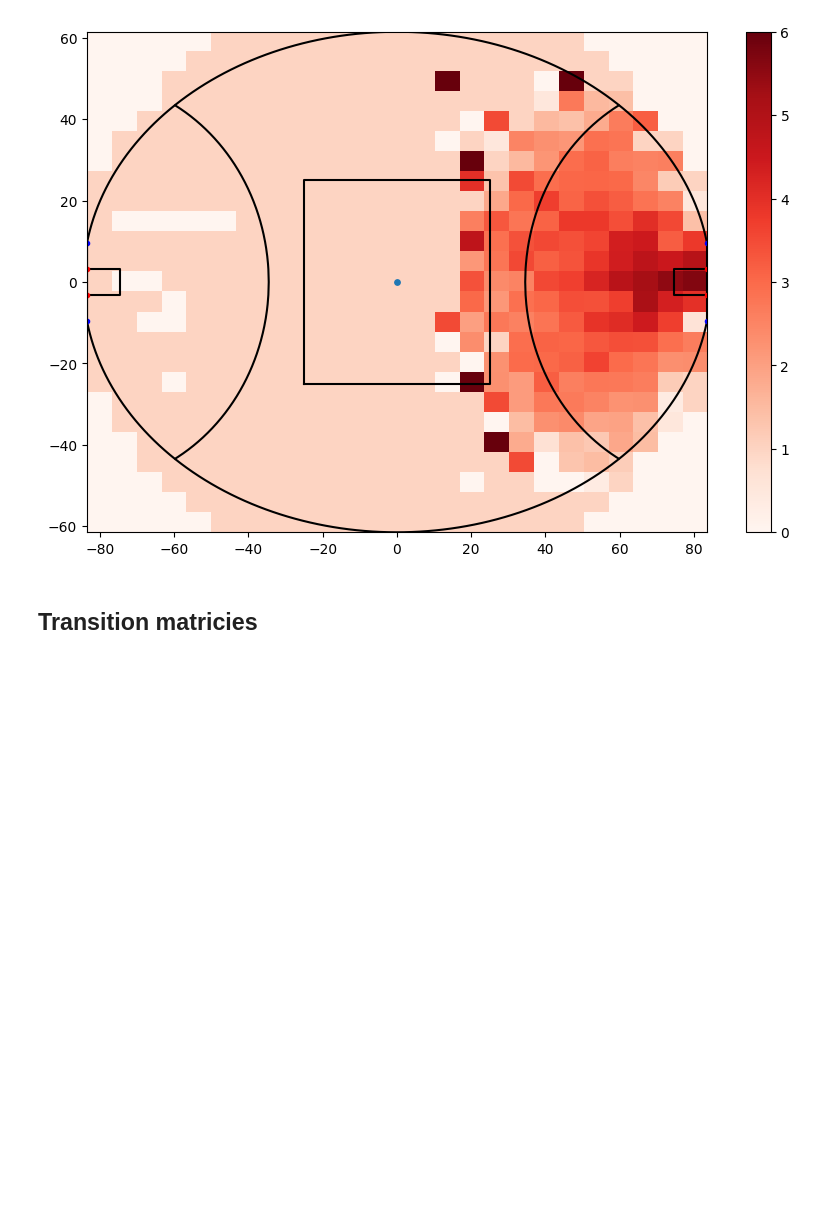
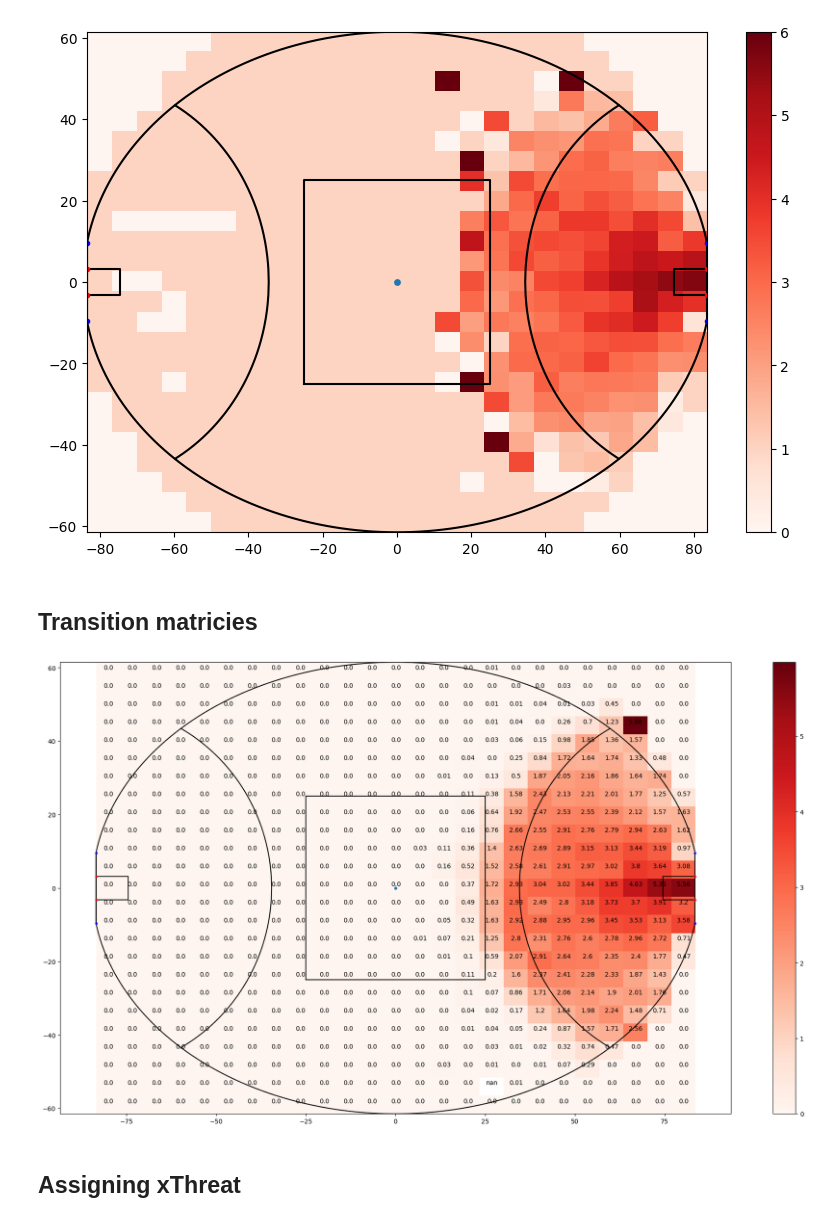
Before and after one commit to davescroggs/xThreat, a Jupyter notebook: python/shot_prob.ipynb, the cells around one changed output. Saved outputs shown, nothing was run; the diff lists cells and outputs as text; code cells hidden in the pictures; blank space fills up the shorter version.

```diff
--- a/python/shot_prob.ipynb
+++ b/python/shot_prob.ipynb
@@ -227,0 +280,46 @@ transitions.loc[x_bins[10],y_bins[10], :, :].sort_values(by='total_events',ascen
+# %%
+transitions = chains_processed.value_counts(['xInitialPoss_bin','yInitialPoss_bin','xFinalPoss_bin', 'yFinalPoss_bin']).rename('total_events')
+
+move_shot = chains_processed.groupby(['xInitialPoss_bin','yInitialPoss_bin']).aggregate(shots = ('shotAtGoal', sum),
+                                                                           points = ('points', sum),
+                                                                           total_events = ('possessionNum', 'size'))
+move_shot['xG'] = move_shot.points/move_shot.shots
+move_shot['xG'] = move_shot['xG'].replace(np.NaN,0)
+move_shot['move_prob'] = 1 - move_shot.shots/move_shot.total_events
+move_shot['move_prob'] = move_shot['move_prob'].replace(np.NaN,0)
+move_shot['shotXp'] = (1-move_shot.move_prob) * move_shot.xG
+# %%
+# Create a data frame with the final position indexs and set all values to 0
+xT = chains_processed.groupby(['xFinalPoss_bin', 'yFinalPoss_bin']).x.count().apply(lambda x: 0)
+
+for i in range(8):
+    xT_start = xT
+    tX = transitions.div(move_shot.total_events, fill_value=0).replace(np.NaN, 0)
+    tX = tX.mul(xT).groupby(['xInitialPoss_bin','yInitialPoss_bin']).sum()
+    xT = move_shot.shotXp + move_shot.move_prob * tX
+    # print("Diff: ", sum(abs(xT - xT_start)))
+# %%
+plot_df = xT.rename('xG').reset_index()
+plot_df['x'] = plot_df.xInitialPoss_bin.apply(lambda s: np.round(s.values.left,3)).astype('float')
+plot_df['y'] = plot_df.yInitialPoss_bin.apply(lambda s: np.round(s.values.left,3)).astype('float')
+plot_df = plot_df.pivot(index='y', columns='x', values='xG').sort_values(by='y',ascending=False)
+plot_df = plot_df.reindex(columns=sorted(plot_df.columns))
+
+fig=plt.figure(figsize=(24, 13))
+ax=fig.add_subplot()
+pcm = ax.imshow(plot_df, zorder=0, aspect="auto", extent=venueDims,
+          cmap='Reds')
+
+# Loop over data dimensions and create text annotations.
+for i in plot_df.columns:
+    for j in plot_df.index:
+        text = ax.text(i + 3.5, j + 3.5, np.round(plot_df.loc[j, i],2),
+                       ha="center", va="center", color="k")
+
+ax.set_xlim(-venueLength - 10, venueLength + 10)
+plt.colorbar(pcm)
+generate_afl_oval(defaultVenue)
+# %% [output]
+[figure, added]
+# %% [markdown]
+## Assigning xThreat
```
Also changed, not shown: parts of 9 cells of this notebook.
